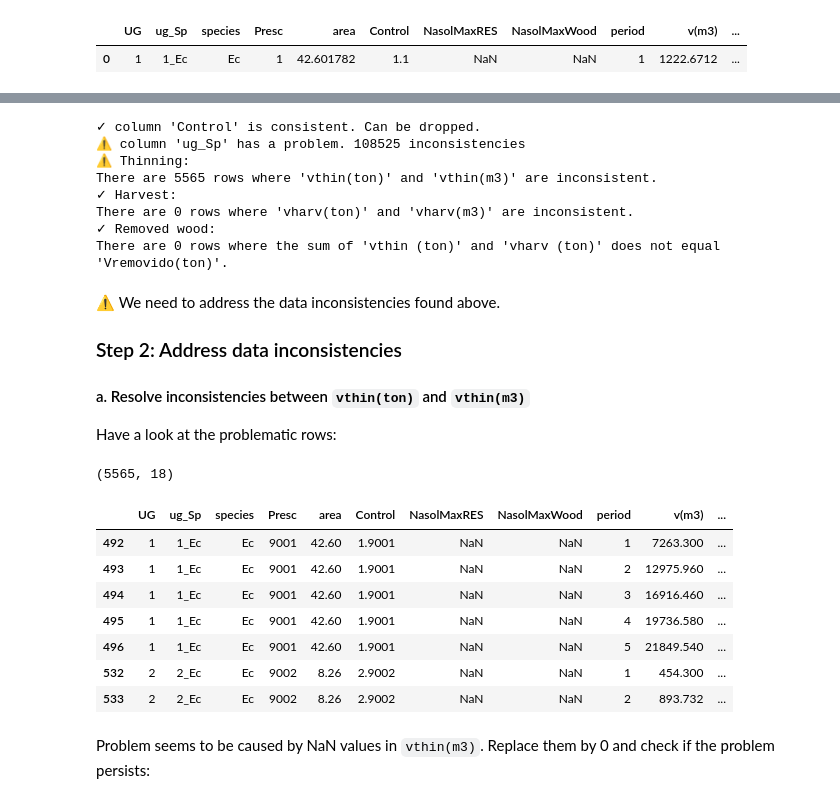
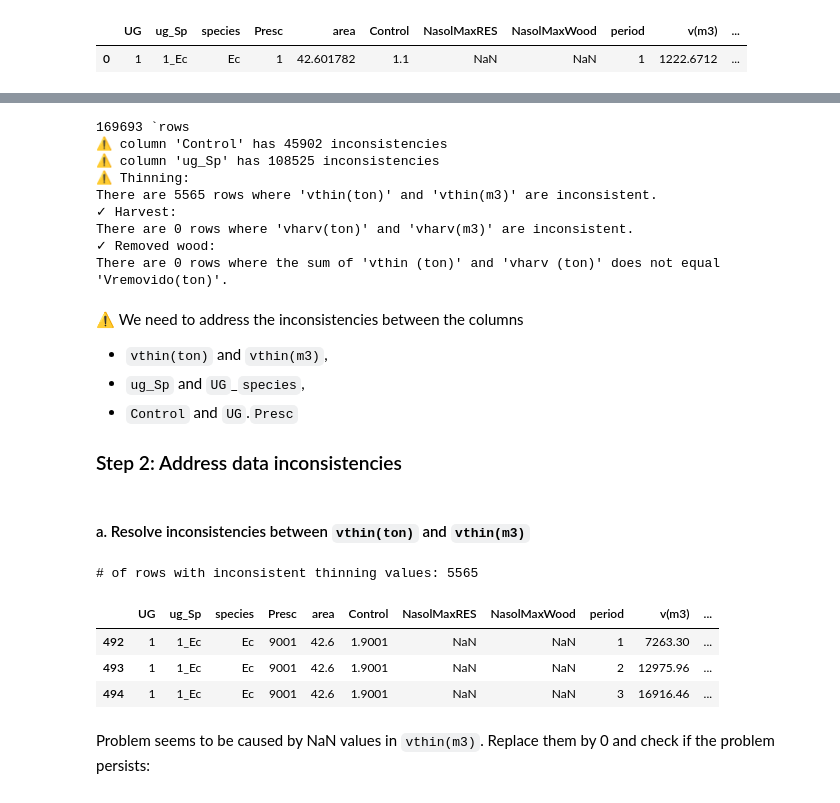
Before and after one commit to johannaasks/Masterthesis, a Jupyter notebook: Data_Preprocessing.ipynb, the cells around one changed output, grey strips where cells are left out. Drawn from its saved outputs; the diff is of its cells as text; code cells hidden in the pictures.

```diff
--- a/Data_Preprocessing.ipynb
+++ b/Data_Preprocessing.ipynb
@@ -92,8 +106,8 @@ df.head(1)
 | 0 | 1 | 1_Ec | Ec | 1 | 42.601782 | 1.1 | NaN | NaN | 1 | 1222.6712 | ... |
 # %%
 # subset the first 5 time periods
-print(df.shape)
-df['period'] = df['period'].astype(int)
-df = df[df['period']<=5]
-df.shape
+print('before subsetting:', len(presc), 'rows')
+presc['period'] = presc['period'].astype(int)
+presc = presc[presc['period']<=5]
+print('subset period 1-5:', len(presc), 'rows')
 # %% [output]
@@ -111,75 +164,72 @@ Check if
 # %%
 ## some data plausibility checks
 
-# Remove trailing zeros
-df['Control'] = df['Control'].str.rstrip('0')
-df['Presc'] = df['Presc'].str.rstrip('0')
-
+print(len(presc), '`rows')
 # Check if concatenating 'UG' with a dot ('.') and 'Presc' gives the 'Control' column
-check_control_column = (df['UG'] + '.' + df['Presc']) == df['Control']
+check_control_column = (presc['UG'] + '.' + presc['Presc']) == presc['Control']
 
 if check_control_column.all():
     print("\u2713 column 'Control' is consistent. Can be dropped.")
-else: print("\u26A0 column 'Control' has a problem.")
+else: print("\u26A0 column 'Control' has", len(presc) - check_control_column.sum(), 'inconsistencies')
 
 # Check if concatenating 'UG' with species gives the 'ug_sp' column
-check_ugsp_column = (df['UG'] + '_' + df['species']) == df['ug_Sp']
+check_ugsp_column = (presc['UG'] + '_' + presc['species']) == presc['ug_Sp']
 
 if check_ugsp_column.all():
     print("\u2713 column 'ug_Sp' is consistent. Can be dropped.")
-else: print("\u26A0 column 'ug_Sp' has a problem.", len(df) - check_ugsp_column.sum(), 'inconsistencies')
+else: print("\u26A0 column 'ug_Sp' has", len(presc) - check_ugsp_column.sum(), 'inconsistencies')
 
 # Check if vthin (ton) and vthin (m3) are either both zero or both nonzero
-bmask_thinning = ((df['vthin(ton)'] == 0) & (df['vthin(m3)'] == 0)) | ((df['vthin(ton)'] != 0) & (df['vthin(m3)'] != 0))
+bmask_thinning = ((presc['vthin(ton)'] == 0) & (presc['vthin(m3)'] == 0)) | ((presc['vthin(ton)'] != 0) & (presc['vthin(m3)'] != 0))
 if bmask_thinning.all():
-    print("\u2713 Thinning:")
+    print("\u2713 Thinning")
 else:
     print("\u26A0 Thinning:")
-print(f"There are {len(df) - bmask_thinning.sum()} rows where 'vthin(ton)' and 'vthin(m3)' are inconsistent.")
+print(f"There are {len(presc) - bmask_thinning.sum()} rows where 'vthin(ton)' and 'vthin(m3)' are inconsistent.")
 
 # Check if vharv (ton) and vharv (m3) are either both zero or both nonzero
-bmask_harvest = ((df['vharv(ton)'] == 0) & (df['vharv(m3)'] == 0)) | ((df['vharv(ton)'] != 0) & (df['vharv(m3)'] != 0))
+bmask_harvest = ((presc['vharv(ton)'] == 0) & (presc['vharv(m3)'] == 0)) | ((presc['vharv(ton)'] != 0) & (presc['vharv(m3)'] != 0))
 if bmask_harvest.all():
     print("\u2713 Harvest:")
 else:
     print(f"\u26A0 Harvest:")
-print(f"There are {len(df) - bmask_harvest.sum()} rows where 'vharv(ton)' and 'vharv(m3)' are inconsistent.")
+print(f"There are {len(presc) - bmask_harvest.sum()} rows where 'vharv(ton)' and 'vharv(m3)' are inconsistent.")
 
 # check if the amount of removed timber equals the sum of harvested and thinned timber
-bmask_removido = df['Vremovido(ton)'] == (df['vthin(ton)'] + df['vharv(ton)'])
+bmask_removido = presc['Vremovido(ton)'] == (presc['vthin(ton)'] + presc['vharv(ton)'])
 if bmask_removido.all():
     print("\u2713 Removed wood:")
 else:
     print(f"\u26A0 Harvest:")
-print(f"There are {len(df) - bmask_removido.sum()} rows where the sum of 'vthin (ton)' and 'vharv (ton)' does not equal 'Vremovido(ton)'.")
+print(f"There are {len(presc) - bmask_removido.sum()} rows where the sum of 'vthin (ton)' and 'vharv (ton)' does not equal 'Vremovido(ton)'.")
 # %% [output]
-✓ column 'Control' is consistent. Can be dropped.
-⚠ column 'ug_Sp' has a problem. 108525 inconsistencies
+169693 `rows
+⚠ column 'Control' has 45902 inconsistencies
+⚠ column 'ug_Sp' has 108525 inconsistencies
 ⚠ Thinning:
 There are 5565 rows where 'vthin(ton)' and 'vthin(m3)' are inconsistent.
 ✓ Harvest:
 There are 0 rows where 'vharv(ton)' and 'vharv(m3)' are inconsistent.
 ✓ Removed wood:
 There are 0 rows where the sum of 'vthin (ton)' and 'vharv (ton)' does not equal 'Vremovido(ton)'.
+# %% [markdown]
+&#9888; We need to address the inconsistencies between the columns
+- `vthin(ton)` and `vthin(m3)`,
+- `ug_Sp` and `UG`_`species`,
+- `Control` and `UG`.`Presc`
+
+### Step 2: Address data inconsistencies
 # %% [markdown]
-&#9888; We need to address the data inconsistencies found above.
-### Step 2: Address data inconsistencies
-
 #### a. Resolve inconsistencies between `vthin(ton)` and `vthin(m3)`
-Have a look at the problematic rows:
 # %%
-# show the rows where thinning values are inconsistent:
-print(df[~bmask_thinning].shape)
-df[~bmask_thinning].head(7)
+# show some rows where thinning values are inconsistent:
+print('# of rows with inconsistent thinning values:', len(presc[~bmask_thinning]))
+presc[~bmask_thinning].head(3)
 # %% [output]
-(5565, 18)
+# of rows with inconsistent thinning values: 5565
 |  | UG | ug_Sp | species | Presc | area | Control | NasolMaxRES | NasolMaxWood | period | v(m3) | ... |
-| 492 | 1 | 1_Ec | Ec | 9001 | 42.60 | 1.9001 | NaN | NaN | 1 | 7263.300 | ... |
-| 493 | 1 | 1_Ec | Ec | 9001 | 42.60 | 1.9001 | NaN | NaN | 2 | 12975.960 | ... |
-| 494 | 1 | 1_Ec | Ec | 9001 | 42.60 | 1.9001 | NaN | NaN | 3 | 16916.460 | ... |
-| 495 | 1 | 1_Ec | Ec | 9001 | 42.60 | 1.9001 | NaN | NaN | 4 | 19736.580 | ... |
-| 496 | 1 | 1_Ec | Ec | 9001 | 42.60 | 1.9001 | NaN | NaN | 5 | 21849.540 | ... |
-| 532 | 2 | 2_Ec | Ec | 9002 | 8.26 | 2.9002 | NaN | NaN | 1 | 454.300 | ... |
-| 533 | 2 | 2_Ec | Ec | 9002 | 8.26 | 2.9002 | NaN | NaN | 2 | 893.732 | ... |
+| 492 | 1 | 1_Ec | Ec | 9001 | 42.6 | 1.9001 | NaN | NaN | 1 | 7263.30 | ... |
+| 493 | 1 | 1_Ec | Ec | 9001 | 42.6 | 1.9001 | NaN | NaN | 2 | 12975.96 | ... |
+| 494 | 1 | 1_Ec | Ec | 9001 | 42.6 | 1.9001 | NaN | NaN | 3 | 16916.46 | ... |
 # %% [markdown]
 Problem seems to be caused by NaN values in `vthin(m3)`. Replace them by 0 and check if the problem persists:
```
Also changed, not shown: parts of 177 cells of this notebook, 41 other files.
